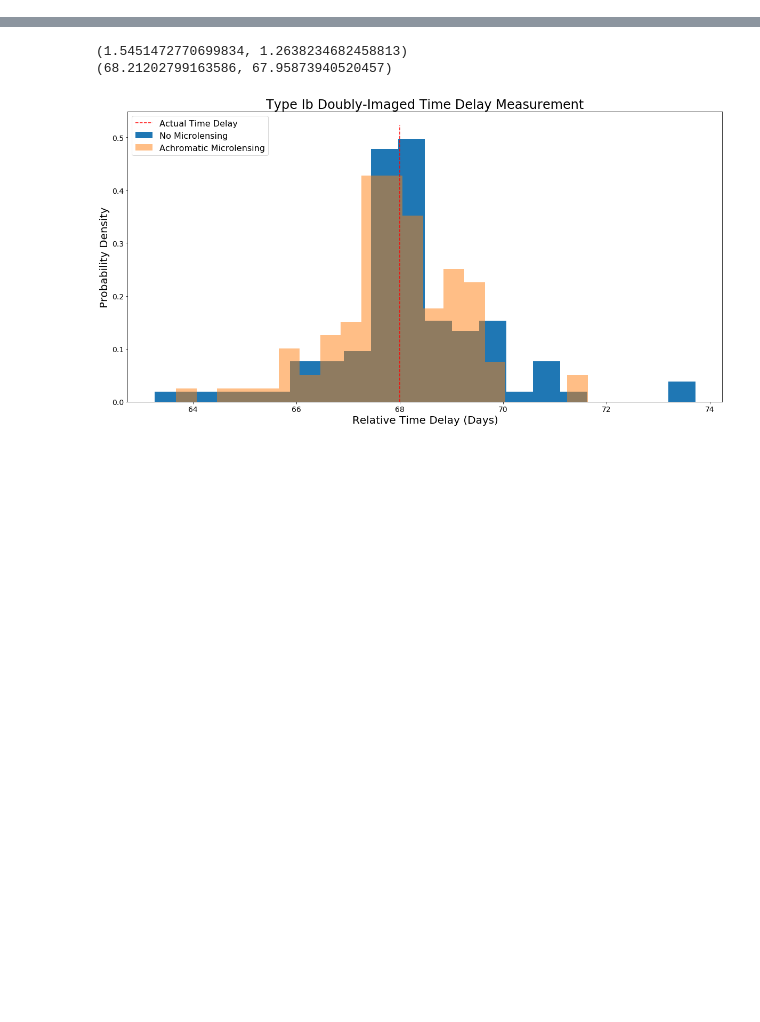
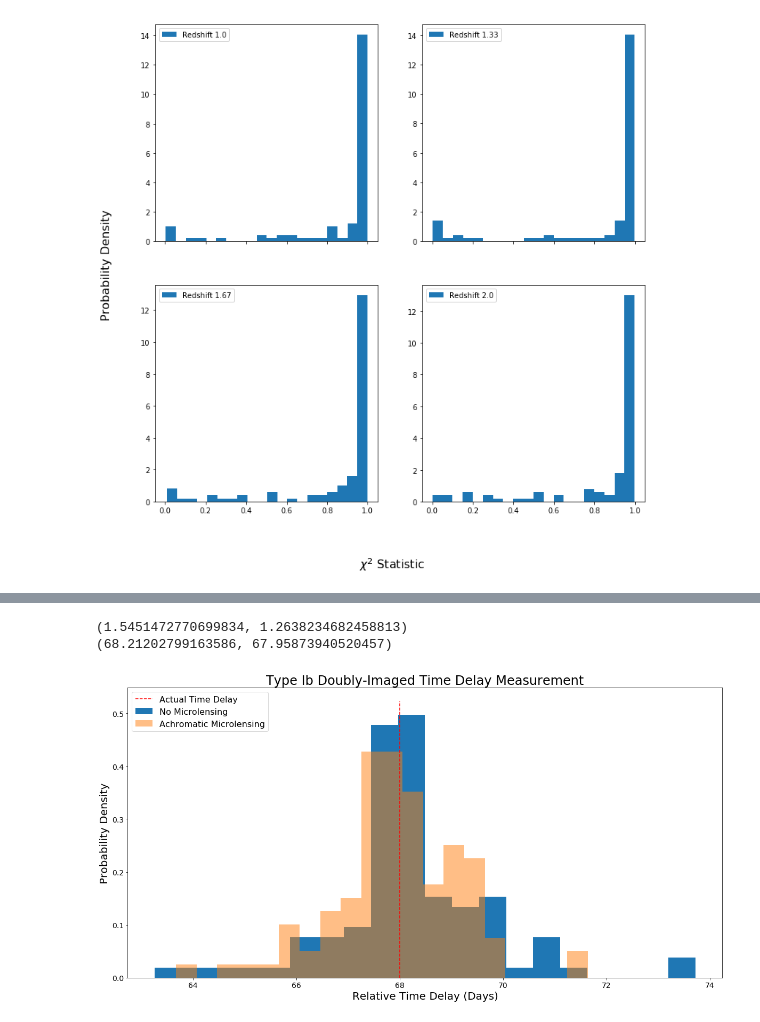
Before and after one commit to jpierel14/sntd, a Jupyter notebook: ml_test.ipynb, the cells around one changed output, grey strips where cells are left out. Drawn from its saved outputs; the diff is of its cells as text; code cells hidden in the pictures; blank space fills up the shorter version.

Commit message:
added microlensing error estimation

```diff
--- a/ml_test.ipynb
+++ b/ml_test.ipynb
@@ -79,0 +291,88 @@ plt.close()
+# %%
+nsim=100
+modname ='snana-2004gv'
+fig,ax=plt.subplots(nrows=2,ncols=2,sharex=True,sharey=False,figsize=(12,12))
+fig2,ax2=plt.subplots(nrows=2,ncols=2,sharex=True,sharey=False,figsize=(12,12))
+fig3,ax3=plt.subplots(nrows=2,ncols=2,sharex=True,sharey=False,figsize=(12,12))
+#fig4,ax4=plt.subplots(nrows=2,ncols=2,sharex=True,sharey=False,figsize=(12,12))
+origModel=sncosmo.Model(modname)
+obsTime=np.linspace(-5,10,100)
+zl=.5
+row=0
+col=0
+
+for z in np.linspace(1,2,4):
+    restTime=obsTime/(1+z)
+    rs=[]
+    slopes=[]
+    constants=[]
+    rs2=[]
+    origModel.set(z=z)
+    for i in range(nsim):
+        model_i=sncosmo.Model(modname)
+        model_i.set(z=z)
+        time,dmag=simulation.microcaustic_field_to_curve(fitData[0],np.arange(0,50,1),zl,z)
+
+        ml_effect = sncosmo.AchromaticMicrolensing(time+model_i._source._phase[0],dmag, magformat='add')
+        model_i.add_effect(ml_effect, 'microlensing', 'rest')
+
+        #print(model_i.get('t0'),origModel.get('t0'))
+
+        t0=-obsTime[obsFlux==np.max(obsFlux)]
+        model_i.set(t0=t0)
+        origModel.set(t0=t0)
+        obsFlux=model_i.bandflux('bessellb',obsTime,zp=25.,zpsys='ab')
+        temp=Table([obsTime,obsFlux,.01*obsFlux,25.*np.ones(len(obsFlux)),
+                    np.array(['ab' for i in range(len(obsFlux))]),
+                   np.array(['bessellb' for i in range(len(obsFlux))])],
+                   names=['time','flux','fluxerr','zp','zpsys','band'])
+        res,fit=sncosmo.fit_lc(temp,origModel,['amplitude'])
+        ml=obsFlux/fit.bandflux('bessellb',obsTime,zp=25.,zpsys='ab')
+
+        #ml/=np.median(ml)
+        lstsq=scipy.stats.linregress(obsTime,ml)
+        s=lstsq[0]#(ml[-1]-ml[0])/15
+        b=lstsq[1]#(s/2)*(ml[-1]+ml[0]-5)
+        lin=s*obsTime+b
+
+        #print(s,b)
+        slopes.append(s)
+        constants.append(b)
+        #lstsq=scipy.stats.linregress(mus,t0s)
+        #print(lstsq[2]**2)
+        rs.append(np.sum((lin-ml)**2)/len(ml))
+        rs2.append(lstsq[2]**2)
+        #r=np.abs(scipy.stats.pearsonr(obsTime,ml)[0])
+        #rs.append(r)
+        #if np.sum((lin-ml)**2)>1000:
+        #    fig2=plt.figure()
+        #    ax2=fig2.gca()
+        #    ax2.plot(obsTime,ml)
+            #plt.show()
+        #ax[row][col].plot(obsTime,ml)
+    mean,sigma=scipy.stats.norm.fit(slopes)
+    print('z='+str(np.round(z,2))+' slope:',mean,sigma)
+    mean,sigma=scipy.stats.norm.fit(constants)
+    print('z='+str(np.round(z,2))+' constants:',mean,sigma)
+    ax[row][col].hist(rs2,normed=True,bins=nsim/5,label='Redshift '+str(np.round(z,2)))#,label='No Microlensing')
+    ax[row][col].legend()
+    ax2[row][col].hist(slopes,normed=True,bins=nsim/5,label='Redshift '+str(np.round(z,2)))#,label='No Microlensing') )
+    ax2[row][col].legend()
+    ax3[row][col].hist(constants,normed=True,bins=nsim/5,label='Redshift '+str(np.round(z,2)))#,label='No Microlensing') )
+    ax3[row][col].legend()
+    #ax4[row][col].hist(rs2,normed=True,bins=nsim/5,label='Redshift '+str(np.round(z,2)))#,label='No Microlensing') )
+    #ax4[row][col].legend()
+    if col==1:
+        col=0
+        row+=1
+    else:
+        col+=1
+fig.text(0.5, 0.02, '$\chi^2$ Statistic', ha='center',fontsize=16)
+fig.text(0.04, .5, 'Probability Density', va='center', rotation='vertical',fontsize=16)
+fig2.text(0.5, 0.02, '$\mu$ Slope', ha='center',fontsize=16)
+fig2.text(0.04, .5, 'Probability Density', va='center', rotation='vertical',fontsize=16)
+fig3.text(0.5, 0.02, '$\mu$ Y-Intercept', ha='center',fontsize=16)
+fig3.text(0.04, .5, 'Probability Density', va='center', rotation='vertical',fontsize=16)
+
+plt.show()
+# %% [output]
@@ -79,0 +387 @@ plt.close()
+[figure, added]
```
Also changed, not shown: parts of 18 cells of this notebook, 5 other files.
